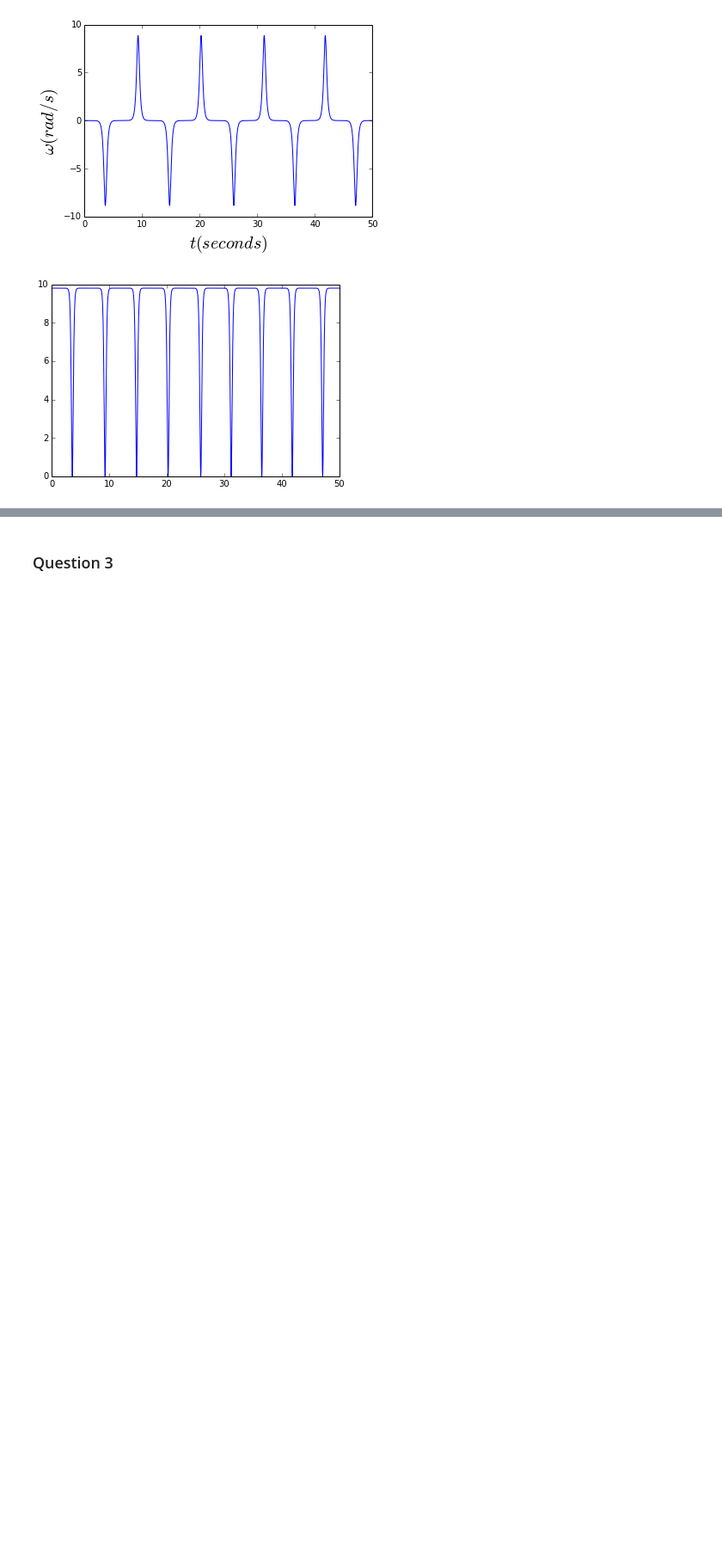
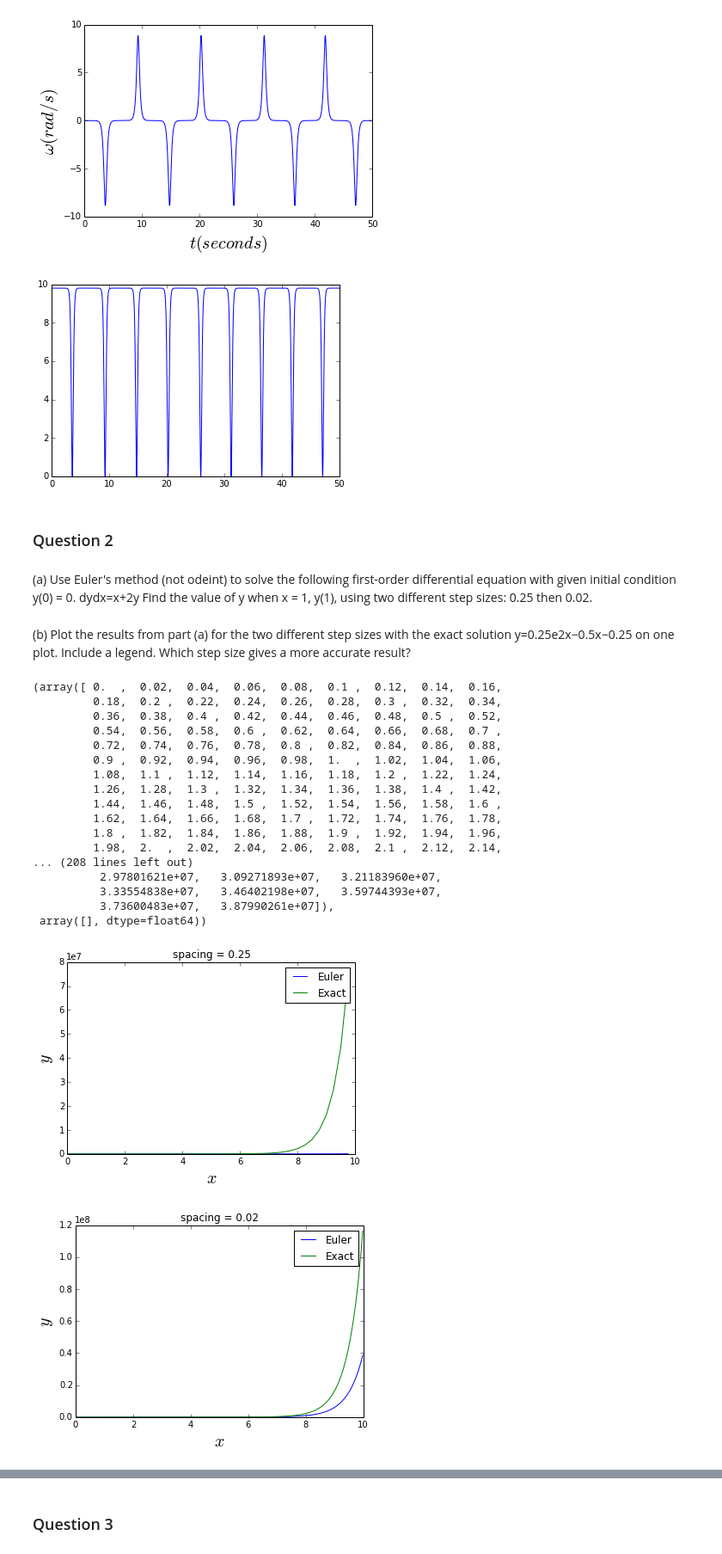
Before and after one commit to jareiter/PHYS202-S14, a Jupyter notebook: SciPy/ODEExercises.ipynb, the cells around one changed output, grey strips where cells are left out. Shown at 86% size. Saved outputs shown, nothing was run; the diff lists cells and outputs as text; code cells hidden in the pictures; blank space fills up the shorter version.

```diff
--- a/SciPy/ODEExercises.ipynb
+++ b/SciPy/ODEExercises.ipynb
@@ -152,3 +152,67 @@ plt.show()
 [figure]
 [figure]
 [figure]
+# %% [markdown]
+### Question 2
+# %% [markdown]
+(a) Use Euler's method (not odeint) to solve the following first-order differential equation with given initial condition y(0) = 0.
+dydx=x+2y
+Find the value of y when x = 1, y(1), using two different step sizes: 0.25 then 0.02.
+# %% [markdown]
+(b) Plot the results from part (a) for the two different step sizes with the exact solution
+y=0.25e2x−0.5x−0.25
+on one plot. Include a legend. Which step size gives a more accurate result?
+# %%
+def EulerODE(dx):
+    xmax = 10 # maximum time
+    nsteps = int(xmax/dx)
+    x = np.zeros(nsteps)
+    dy = np.zeros(nsteps)
+    y = np.zeros(nsteps)
+
+    # set initial conditions, redundant in this example
+    x[0] = 0.
+    y[0] = 0.
+
+    for i in range(len(x)-1):
+        x[i+1] = x[i] + dx
+        dy[i+1] = x[i] + 2*y[i]
+        y[i+1] = y[i] + dy[i]*dx
+
+    indexx = np.where(x==1)
+
+    y_exact = lambda x : 0.25*exp(2*x) - 0.5*x - 0.25
+    exact = y_exact(x)
+
+    figure()
+    plt.plot(x,y,label='Euler')
+    plt.plot(x,exact,label='Exact');
+    plt.xlabel(r'$ x $',fontsize=20);
+    plt.ylabel(r'$ y $',fontsize=20);
+    plt.title('spacing = ' + str(dx));
+    plt.legend()
+
+    return x,y,y[indexx]
+# %%
+EulerODE(0.25)
+EulerODE(0.02)
+# %% [output]
+(array([ 0.  ,  0.02,  0.04,  0.06,  0.08,  0.1 ,  0.12,  0.14,  0.16,
+         0.18,  0.2 ,  0.22,  0.24,  0.26,  0.28,  0.3 ,  0.32,  0.34,
+         0.36,  0.38,  0.4 ,  0.42,  0.44,  0.46,  0.48,  0.5 ,  0.52,
+         0.54,  0.56,  0.58,  0.6 ,  0.62,  0.64,  0.66,  0.68,  0.7 ,
+         0.72,  0.74,  0.76,  0.78,  0.8 ,  0.82,  0.84,  0.86,  0.88,
+         0.9 ,  0.92,  0.94,  0.96,  0.98,  1.  ,  1.02,  1.04,  1.06,
+         1.08,  1.1 ,  1.12,  1.14,  1.16,  1.18,  1.2 ,  1.22,  1.24,
+         1.26,  1.28,  1.3 ,  1.32,  1.34,  1.36,  1.38,  1.4 ,  1.42,
+         1.44,  1.46,  1.48,  1.5 ,  1.52,  1.54,  1.56,  1.58,  1.6 ,
+         1.62,  1.64,  1.66,  1.68,  1.7 ,  1.72,  1.74,  1.76,  1.78,
+         1.8 ,  1.82,  1.84,  1.86,  1.88,  1.9 ,  1.92,  1.94,  1.96,
+         1.98,  2.  ,  2.02,  2.04,  2.06,  2.08,  2.1 ,  2.12,  2.14,
+... (208 lines left out)
+          2.97801621e+07,   3.09271893e+07,   3.21183960e+07,
+          3.33554838e+07,   3.46402198e+07,   3.59744393e+07,
+          3.73600483e+07,   3.87990261e+07]),
+ array([], dtype=float64))
+[figure, added]
+[figure, added]
```
Also changed, not shown: parts of 7 cells of this notebook.
